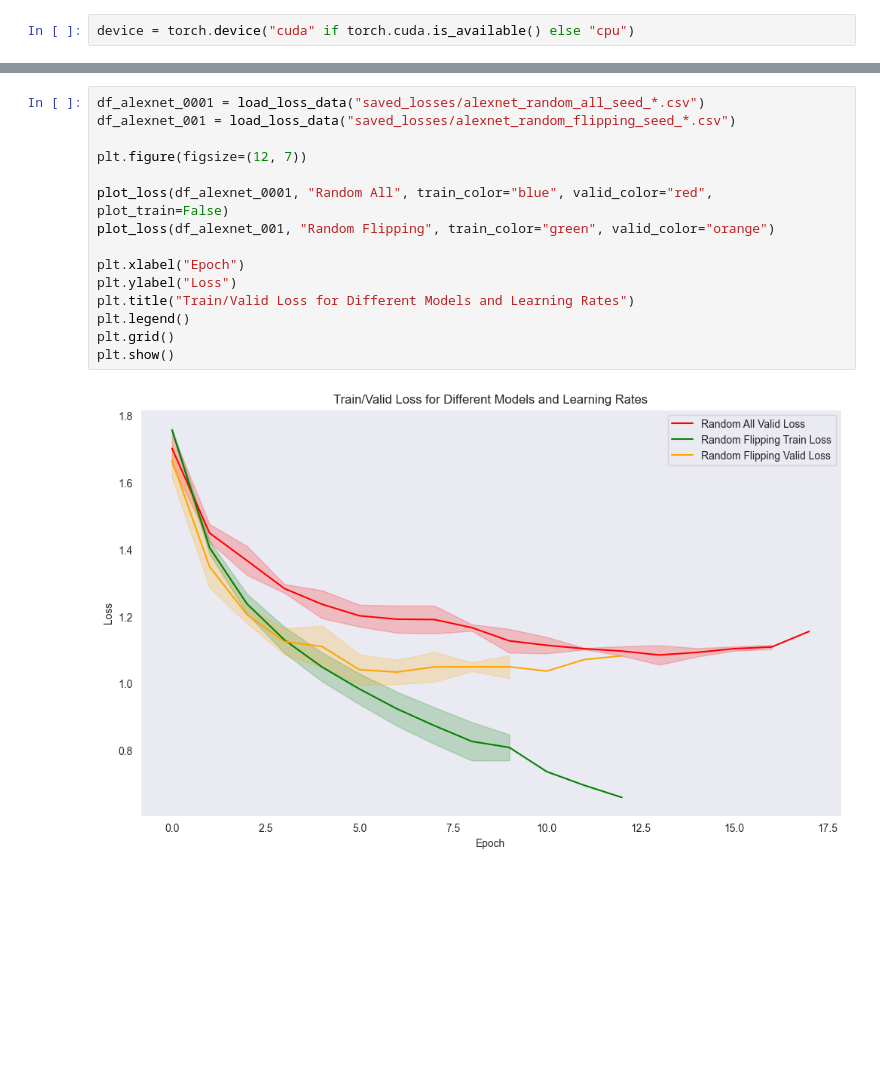
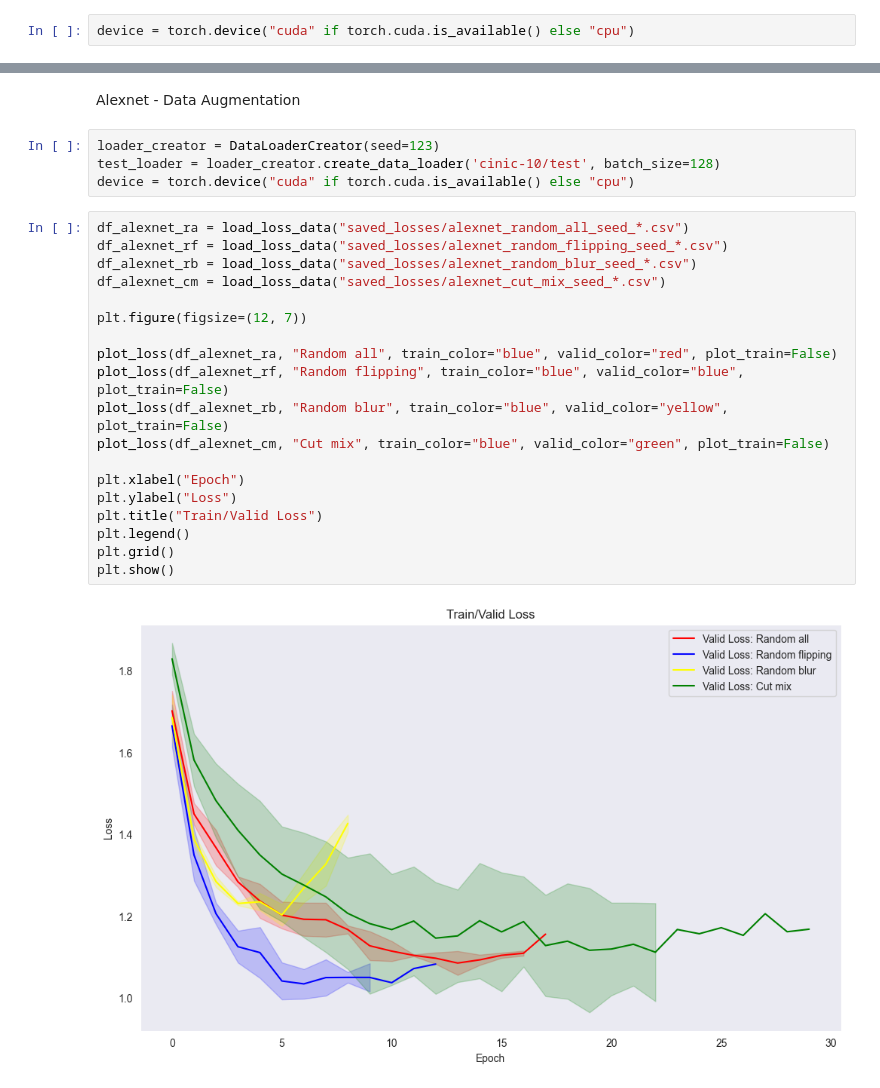
Before and after one commit to acharuza/deep_learning_project, a Jupyter notebook: model_experiments.ipynb, the cells around one changed output, grey strips where cells are left out. Cells and saved outputs as stored; diff of their text form; blank space fills up the shorter version.

Commit message:
data aug experiments

```diff
--- a/model_experiments.ipynb
+++ b/model_experiments.ipynb
@@ -131,17 +151,27 @@ def plot_loss(df, model_name, train_color, valid_color, plot_train=True, plot_va
+# %% [markdown]
+Alexnet - Data Augmentation
+# %%
+loader_creator = DataLoaderCreator(seed=123)
+test_loader = loader_creator.create_data_loader('cinic-10/test', batch_size=128)
+device = torch.device("cuda" if torch.cuda.is_available() else "cpu")
 # %%
-df_alexnet_0001 = load_loss_data("saved_losses/alexnet_random_all_seed_*.csv")
-df_alexnet_001 = load_loss_data("saved_losses/alexnet_random_flipping_seed_*.csv")
+df_alexnet_ra = load_loss_data("saved_losses/alexnet_random_all_seed_*.csv")
+df_alexnet_rf = load_loss_data("saved_losses/alexnet_random_flipping_seed_*.csv")
+df_alexnet_rb = load_loss_data("saved_losses/alexnet_random_blur_seed_*.csv")
+df_alexnet_cm = load_loss_data("saved_losses/alexnet_cut_mix_seed_*.csv")
 
 plt.figure(figsize=(12, 7))
 
-plot_loss(df_alexnet_0001, "Random All", train_color="blue", valid_color="red", plot_train=False)
-plot_loss(df_alexnet_001, "Random Flipping", train_color="green", valid_color="orange")
+plot_loss(df_alexnet_ra, "Random all", train_color="blue", valid_color="red", plot_train=False)
+plot_loss(df_alexnet_rf, "Random flipping", train_color="blue", valid_color="blue", plot_train=False)
+plot_loss(df_alexnet_rb, "Random blur", train_color="blue", valid_color="yellow", plot_train=False)
+plot_loss(df_alexnet_cm, "Cut mix", train_color="blue", valid_color="green", plot_train=False)
 
 plt.xlabel("Epoch")
 plt.ylabel("Loss")
-plt.title("Train/Valid Loss for Different Models and Learning Rates")
+plt.title("Train/Valid Loss")
 plt.legend()
 plt.grid()
 plt.show()
 # %% [output]
-[figure, old version]
+[figure, new version]
```
Also changed, not shown: parts of 9 cells of this notebook.
